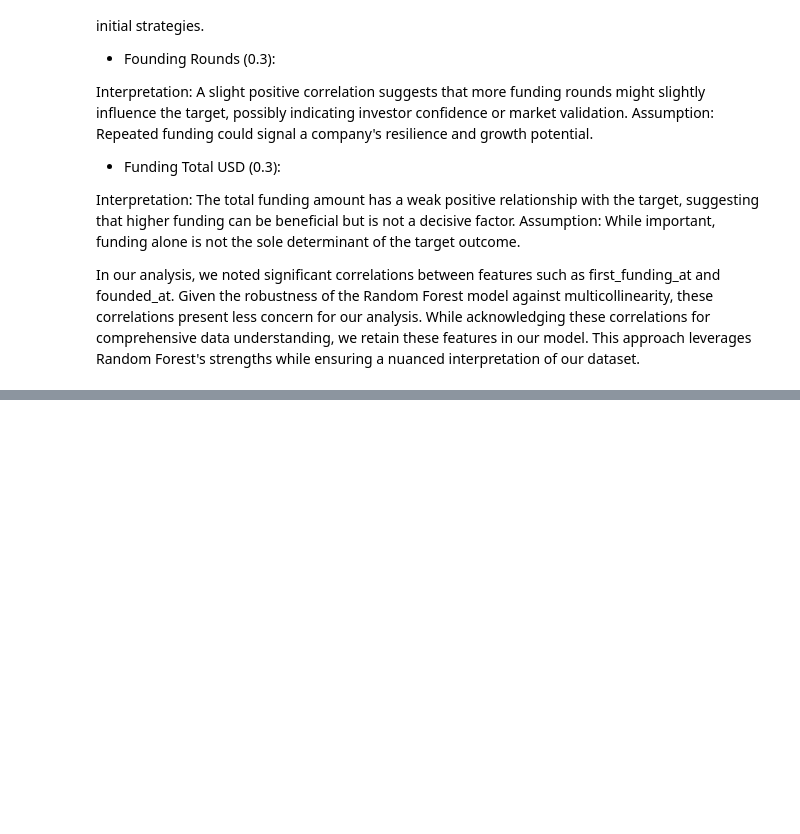
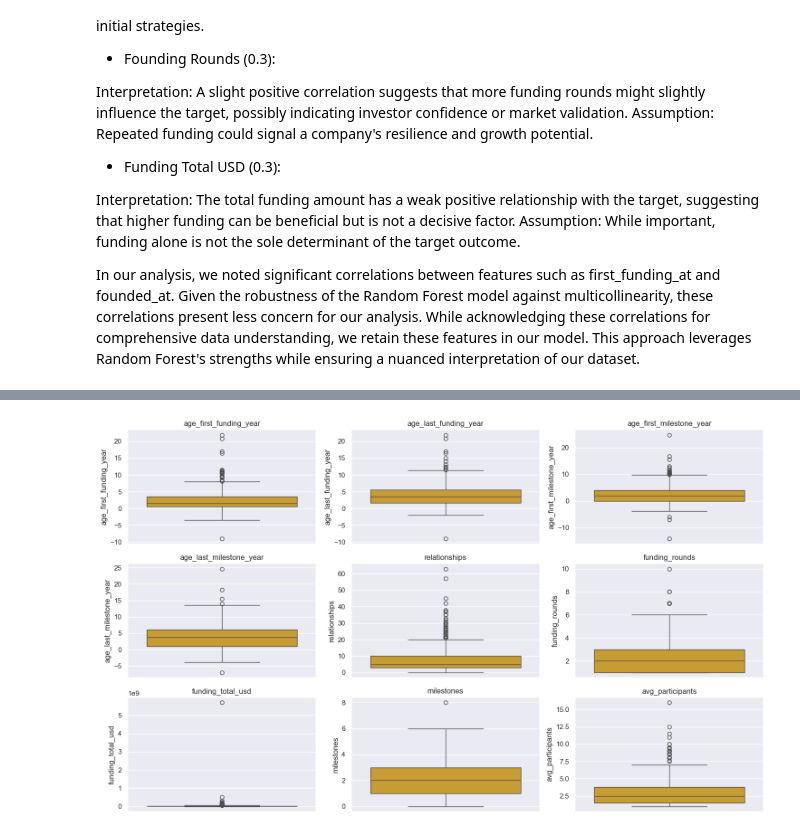
Before and after one commit to GabrielaArzateR/Predicting_startup_succes-, a Jupyter notebook: notebook/data_exploratio.ipynb, the cells around one changed output, grey strips where cells are left out. Saved outputs shown, nothing was run; the diff lists cells and outputs as text; code cells hidden in the pictures; blank space fills up the shorter version.

```diff
--- a/notebook/data_exploratio.ipynb
+++ b/notebook/data_exploratio.ipynb
@@ -459,0 +474,36 @@ KeyError: 'is_acquired'
+# %%
+import seaborn as sns
+import matplotlib.pyplot as plt
+
+# List of numerical features to check for outliers
+featuresNum = [
+    'age_first_funding_year',
+    'age_last_funding_year',
+    'age_first_milestone_year',
+    'age_last_milestone_year',
+    'relationships',
+    'funding_rounds',
+    'funding_total_usd',
+    'milestones',
+    'avg_participants'
+]
+
+# Calculate the number of rows required for a grid layout, with 3 charts per row
+num_rows = len(featuresNum) // 3 + (len(featuresNum) % 3 > 0)
+
+# Set up the matplotlib figure size dynamically based on the number of features
+plt.figure(figsize=(15, num_rows * 3))
+
+# Iterate over the features and create a boxplot for each one
+for i, feature in enumerate(featuresNum):
+    plt.subplot(num_rows, 3, i+1)  # num_rows by 3 grid, position i+1
+    sns.boxplot(y=data_df[feature], color='goldenrod', saturation=0.8)
+    plt.title(feature)  # Set the title to the name of the feature
+
+# Adjust layout to prevent overlap
+plt.tight_layout()
+
+# Show the plot
+plt.show()
+# %% [output]
+[figure, added]
```
Also changed, not shown: parts of 23 cells of this notebook.
